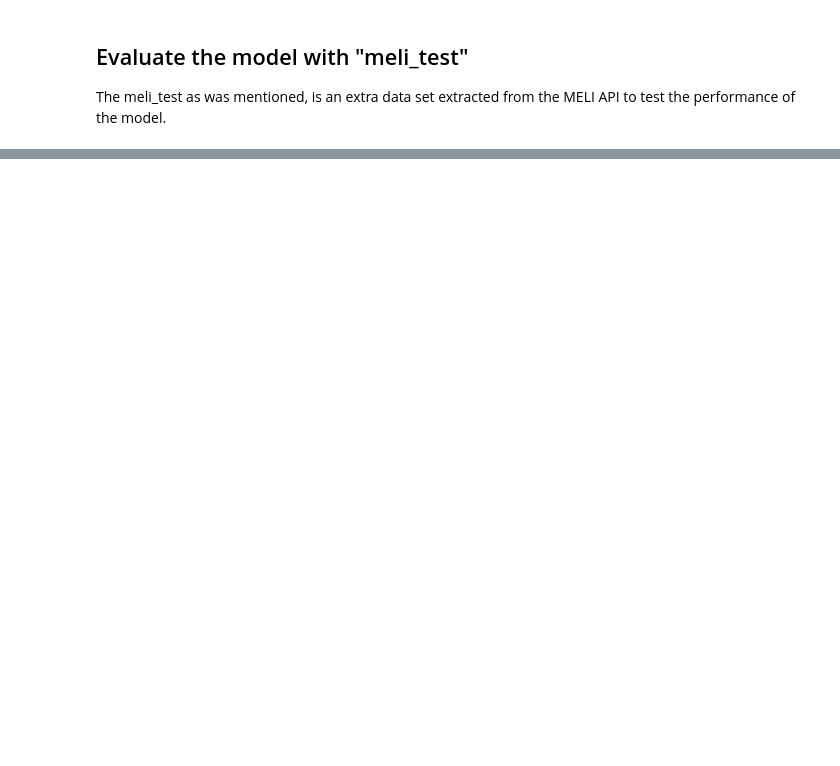
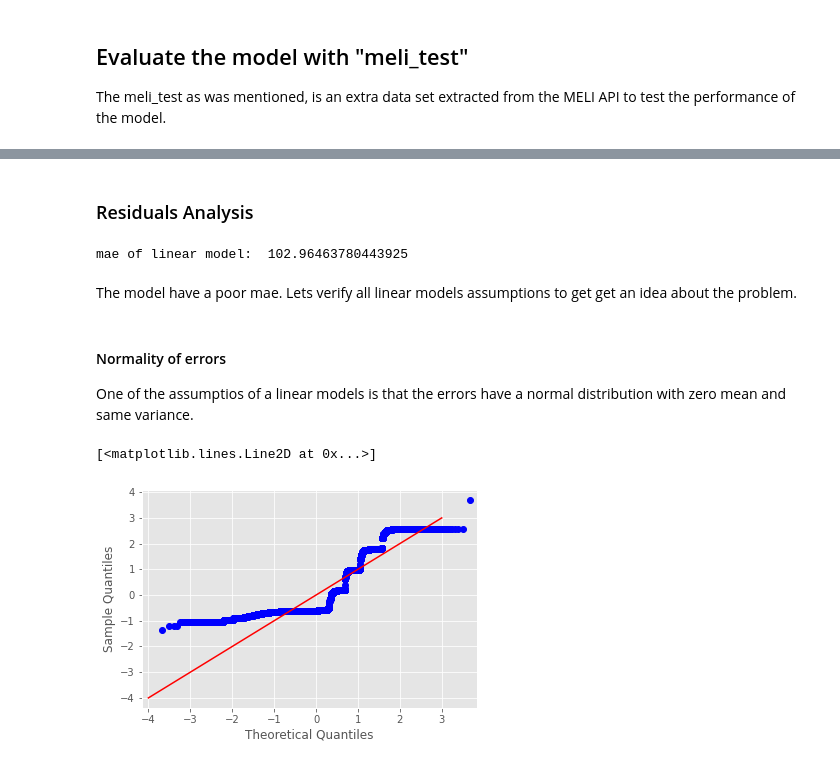
Before and after one commit to JohanRUnal/mercadolibre, a Jupyter notebook: notebooks/02_modelling/Modelling.ipynb, the cells around one changed output, grey strips where cells are left out. Cells and saved outputs as stored; diff of their text form; code cells hidden in the pictures; blank space fills up the shorter version.

```diff
--- a/notebooks/02_modelling/Modelling.ipynb
+++ b/notebooks/02_modelling/Modelling.ipynb
@@ -191,0 +256,3 @@ accuracy_score(y_test,y_pred)
+# %%
+# Lasso model to supress some features
+meli_reg_supr = lasso_model(meli_reg)
@@ -191,0 +293,7 @@ accuracy_score(y_test,y_pred)
+# %%
+X_reg = meli_reg_supr.drop(columns = ['sold_quantity'])
+y = meli_reg_supr ['sold_quantity']
+# %%
+reg_lin = sm.OLS(y,sm.add_constant(X_reg)).fit()
+# observando los resultados
+reg_lin.summary()
@@ -191,0 +330,23 @@ accuracy_score(y_test,y_pred)
+# %% [markdown]
+### Residuals Analysis
+# %%
+y_real = meli_reg_supr['sold_quantity']
+y_pred = reg_lin.predict(sm.add_constant(X_reg))
+# %%
+# mae of the linear model
+print('mae of linear model: ',mae(y_real,y_pred)*100)
+# %% [output]
+mae of linear model:  102.96463780443925
+# %% [markdown]
+The model have a poor mae. Lets verify all linear models assumptions  to get get an idea about the problem.
+# %% [markdown]
+#### Normality of errors
+
+One of the assumptios of a linear models is that the errors have a normal distribution with zero mean and same variance.
+# %%
+residuals=y_real-y_pred
+qqplot(residuals,fit=True);
+plt.plot([i for i in range(-4,4)],[i for i in range(-4,4)],c='r')
+# %% [output]
+[<matplotlib.lines.Line2D at 0x...>]
+[figure, added]
```
Also changed, not shown: parts of 51 cells of this notebook, 2 other files.
